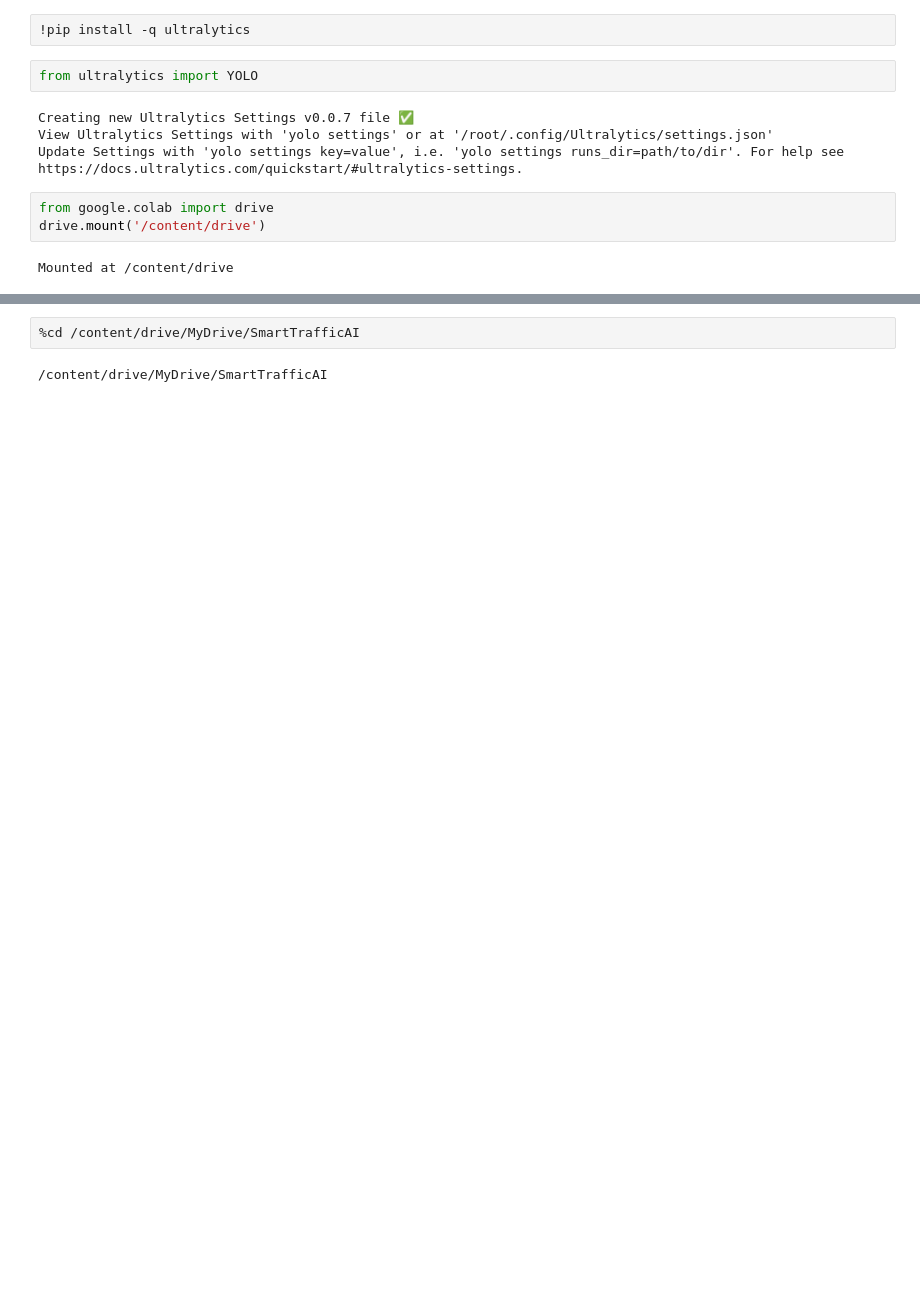
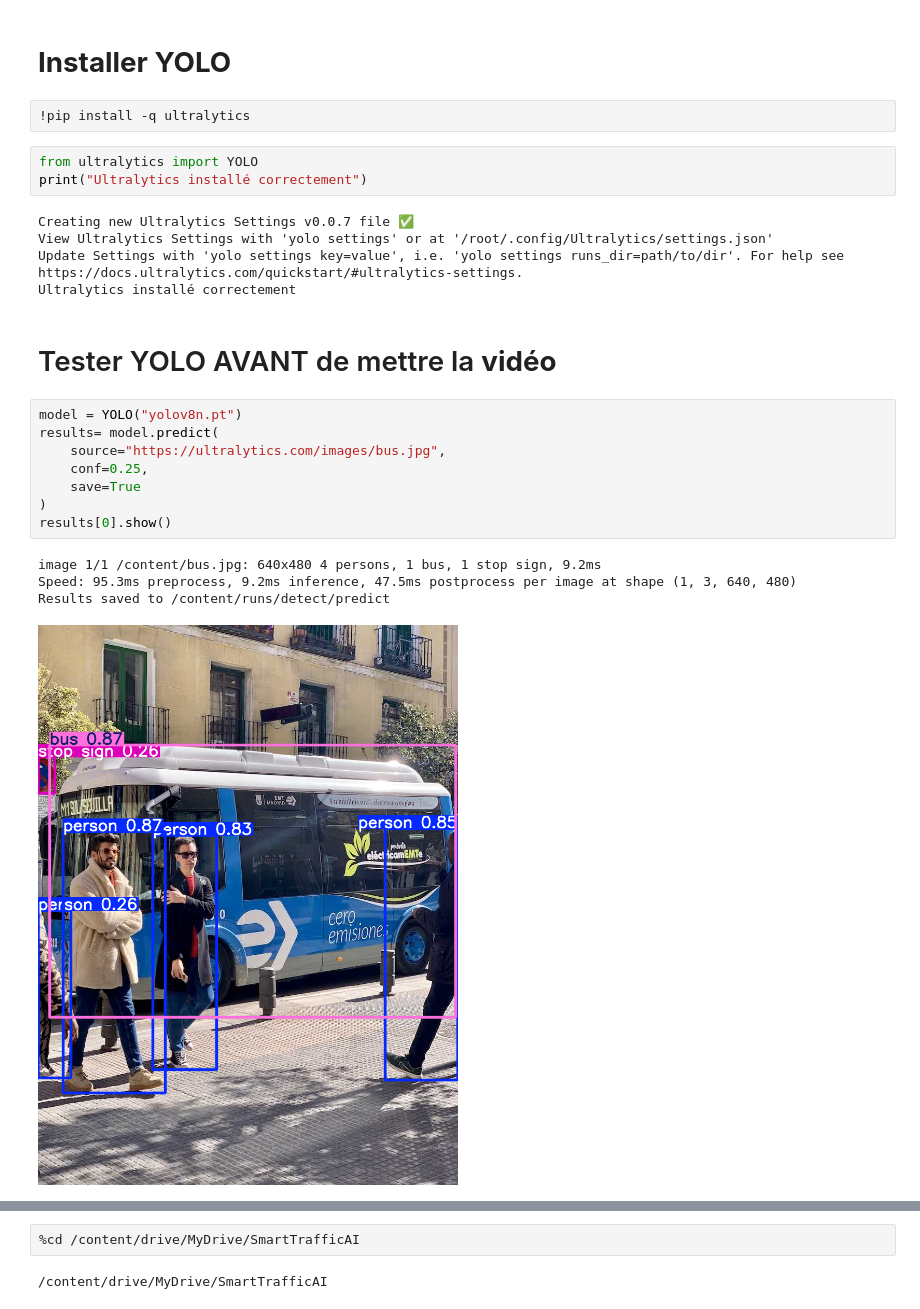
Before and after one commit to moun-13/SmartTrafficAI, a Jupyter notebook: notebooks/Smart_Traffic_AI.ipynb, the cells around one changed output, grey strips where cells are left out. Drawn from its saved outputs; the diff is of its cells as text; blank space fills up the shorter version.

```diff
--- a/notebooks/Smart_Traffic_AI.ipynb
+++ b/notebooks/Smart_Traffic_AI.ipynb
@@ -18,13 +38,27 @@ CUDA disponible: False
+# %% [markdown]
+# **Installer YOLO**
 # %%
 !pip install -q ultralytics
 # %%
 from ultralytics import YOLO
+print("Ultralytics installé correctement")
 # %% [output]
 Creating new Ultralytics Settings v0.0.7 file ✅
 View Ultralytics Settings with 'yolo settings' or at '/root/.config/Ultralytics/settings.json'
 Update Settings with 'yolo settings key=value', i.e. 'yolo settings runs_dir=path/to/dir'. For help see https://docs.ultralytics.com/quickstart/#ultralytics-settings.
+Ultralytics installé correctement
-# %%
-from google.colab import drive
-drive.mount('/content/drive')
-# %% [output]
-Mounted at /content/drive
+# %% [markdown]
+# Tester YOLO AVANT de mettre la **vidéo**
+# %%
+model = YOLO("yolov8n.pt")
+results= model.predict(
+    source="https://ultralytics.com/images/bus.jpg",
+    conf=0.25,
+    save=True
+)
+results[0].show()
+# %% [output]
+image 1/1 /content/bus.jpg: 640x480 4 persons, 1 bus, 1 stop sign, 9.2ms
+Speed: 95.3ms preprocess, 9.2ms inference, 47.5ms postprocess per image at shape (1, 3, 640, 480)
+Results saved to /content/runs/detect/predict
+[figure, added]
```
Also changed, not shown: parts of 71 cells of this notebook.
